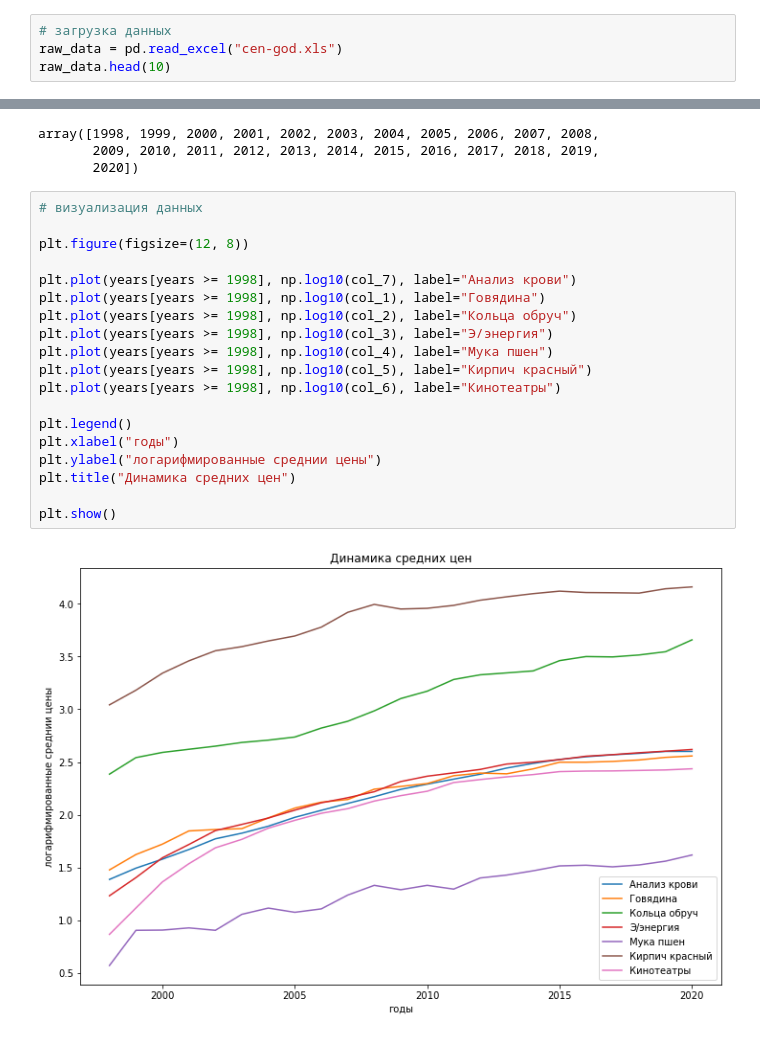
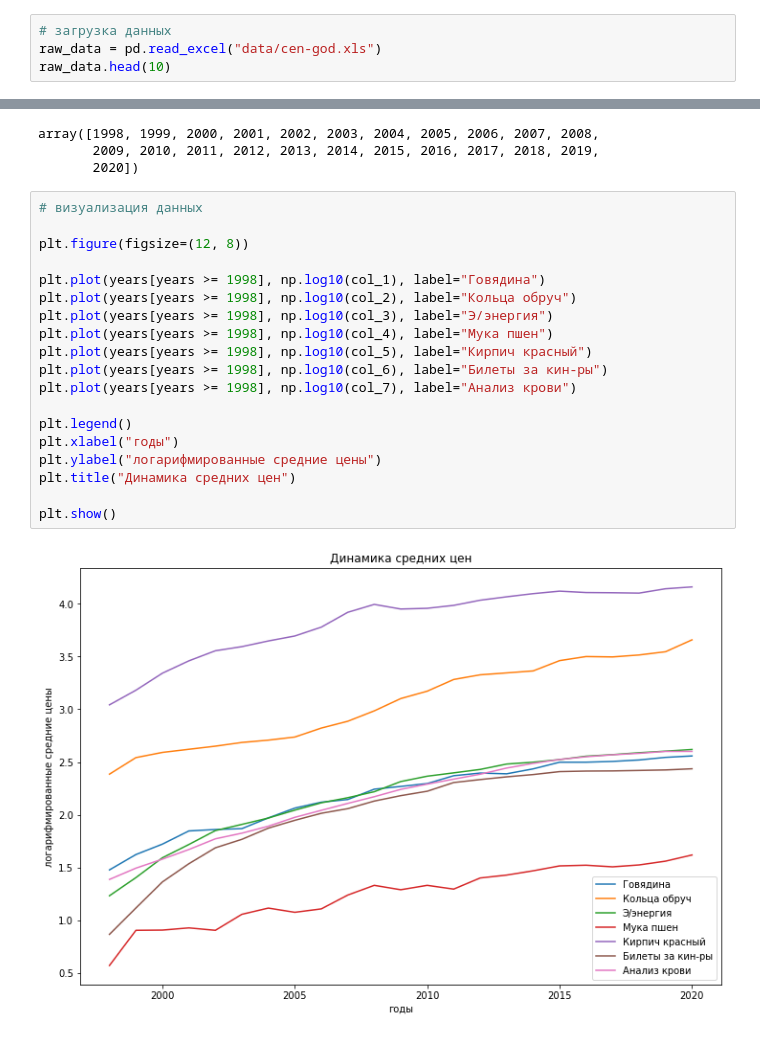
Before and after one commit to Aysen23/Altan_python, a Jupyter notebook: 2.analytics/10.Rosstat_example.ipynb, the cells around one changed output, grey strips where cells are left out. Cells and saved outputs as stored; diff of their text form.

```diff
--- a/2.analytics/10.Rosstat_example.ipynb
+++ b/2.analytics/10.Rosstat_example.ipynb
@@ -6,7 +6,7 @@ import pandas as pd
 import matplotlib.pyplot as plt
 # %%
 # загрузка данных
-raw_data = pd.read_excel("cen-god.xls")
+raw_data = pd.read_excel("data/cen-god.xls")
 raw_data.head(10)
 # %% [output]
 |  | Unnamed: 0 | Unnamed: 1 | Unnamed: 2 | Unnamed: 3 | Unnamed: 4 | Unnamed: 5 | Unnamed: 6 | Unnamed: 7 | ... |
@@ -483,21 +483,21 @@ array([1998, 1999, 2000, 2001, 2002, 2003, 2004, 2005, 2006, 2007, 2008,
 # %%
 # визуализация данных
 
 plt.figure(figsize=(12, 8))
 
-plt.plot(years[years >= 1998], np.log10(col_7), label="Анализ крови")
 plt.plot(years[years >= 1998], np.log10(col_1), label="Говядина")
 plt.plot(years[years >= 1998], np.log10(col_2), label="Кольца обруч")
 plt.plot(years[years >= 1998], np.log10(col_3), label="Э/энергия")
 plt.plot(years[years >= 1998], np.log10(col_4), label="Мука пшен")
 plt.plot(years[years >= 1998], np.log10(col_5), label="Кирпич красный")
-plt.plot(years[years >= 1998], np.log10(col_6), label="Кинотеатры")
+plt.plot(years[years >= 1998], np.log10(col_6), label="Билеты за кин-ры")
+plt.plot(years[years >= 1998], np.log10(col_7), label="Анализ крови")
 
 plt.legend()
 plt.xlabel("годы")
-plt.ylabel("логарифмированные среднии цены")
+plt.ylabel("логарифмированные средние цены")
 plt.title("Динамика средних цен")
 
 plt.show()
 # %% [output]
-[figure, old version]
+[figure, new version]
```
Also changed, not shown: parts of 1 cell of this notebook, 2 other files.
